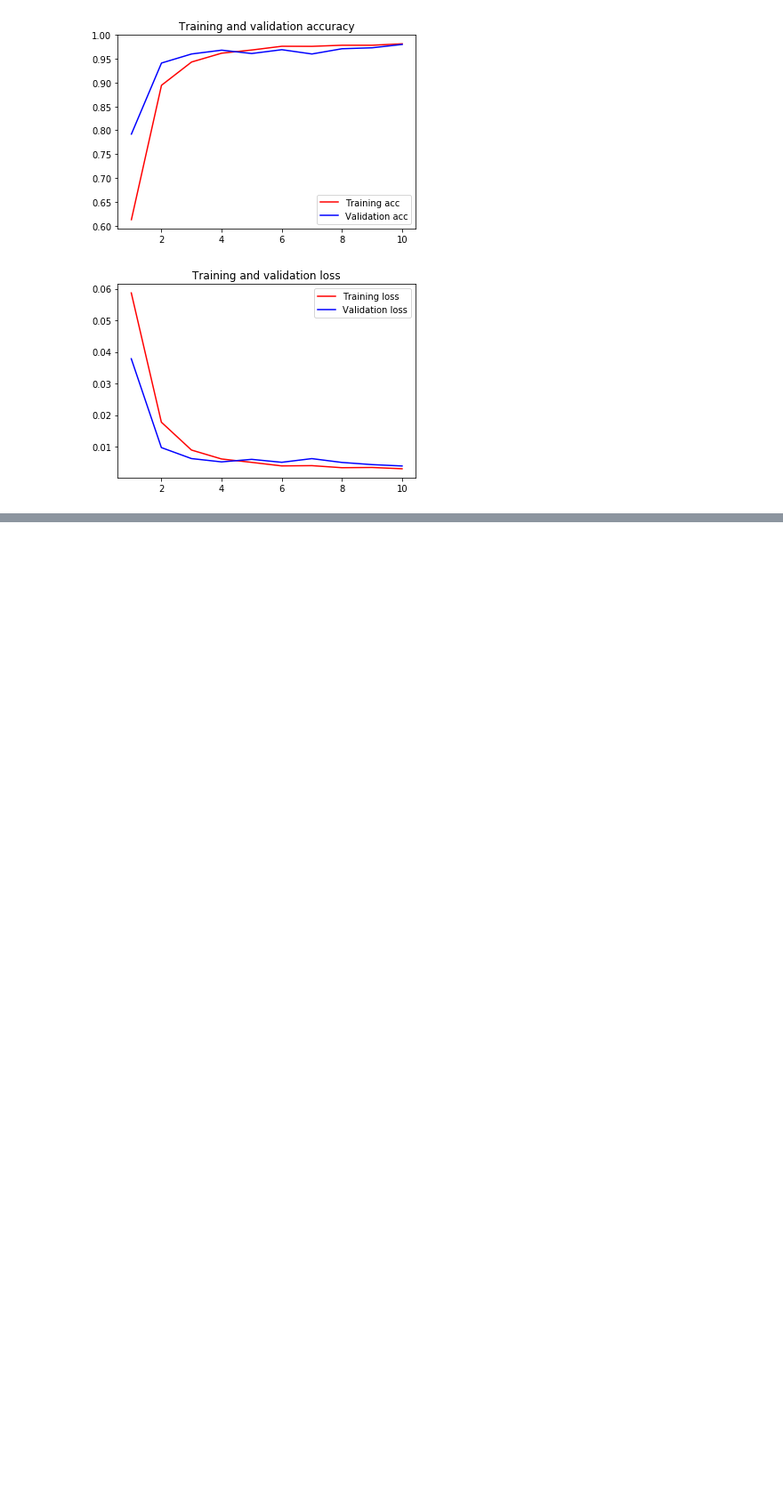
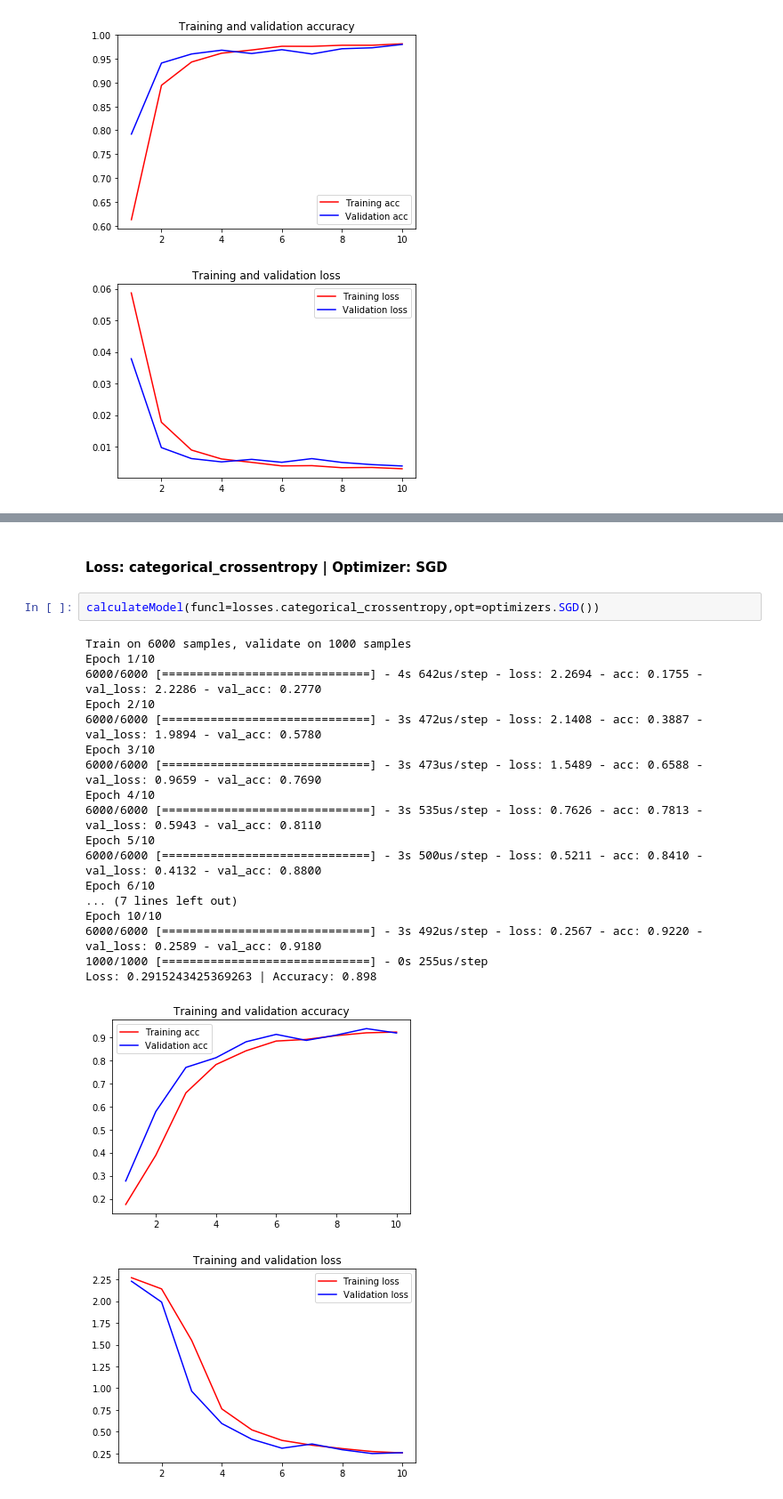
Before and after one commit to viniciusteix/topics-3, a Jupyter notebook: Lista 03.ipynb, the cells around one changed output, grey strips where cells are left out. Shown at 89% size. Cells and saved outputs as stored; diff of their text form; blank space fills up the shorter version.

```diff
--- a/Lista 03.ipynb
+++ b/Lista 03.ipynb
@@ -147,0 +220,24 @@ Loss: 0.0046534059799423705 | Accuracy: 0.974
+# %% [markdown]
+#### Loss: categorical_crossentropy | Optimizer: SGD
+# %%
+calculateModel(funcl=losses.categorical_crossentropy,opt=optimizers.SGD())
+# %% [output]
+Train on 6000 samples, validate on 1000 samples
+Epoch 1/10
+6000/6000 [==============================] - 4s 642us/step - loss: 2.2694 - acc: 0.1755 - val_loss: 2.2286 - val_acc: 0.2770
+Epoch 2/10
+6000/6000 [==============================] - 3s 472us/step - loss: 2.1408 - acc: 0.3887 - val_loss: 1.9894 - val_acc: 0.5780
+Epoch 3/10
+6000/6000 [==============================] - 3s 473us/step - loss: 1.5489 - acc: 0.6588 - val_loss: 0.9659 - val_acc: 0.7690
+Epoch 4/10
+6000/6000 [==============================] - 3s 535us/step - loss: 0.7626 - acc: 0.7813 - val_loss: 0.5943 - val_acc: 0.8110
+Epoch 5/10
+6000/6000 [==============================] - 3s 500us/step - loss: 0.5211 - acc: 0.8410 - val_loss: 0.4132 - val_acc: 0.8800
+Epoch 6/10
+... (7 lines left out)
+Epoch 10/10
+6000/6000 [==============================] - 3s 492us/step - loss: 0.2567 - acc: 0.9220 - val_loss: 0.2589 - val_acc: 0.9180
+1000/1000 [==============================] - 0s 255us/step
+Loss: 0.2915243425369263 | Accuracy: 0.898
+[figure, added]
+[figure, added]
```
Also changed, not shown: parts of 11 cells of this notebook.
